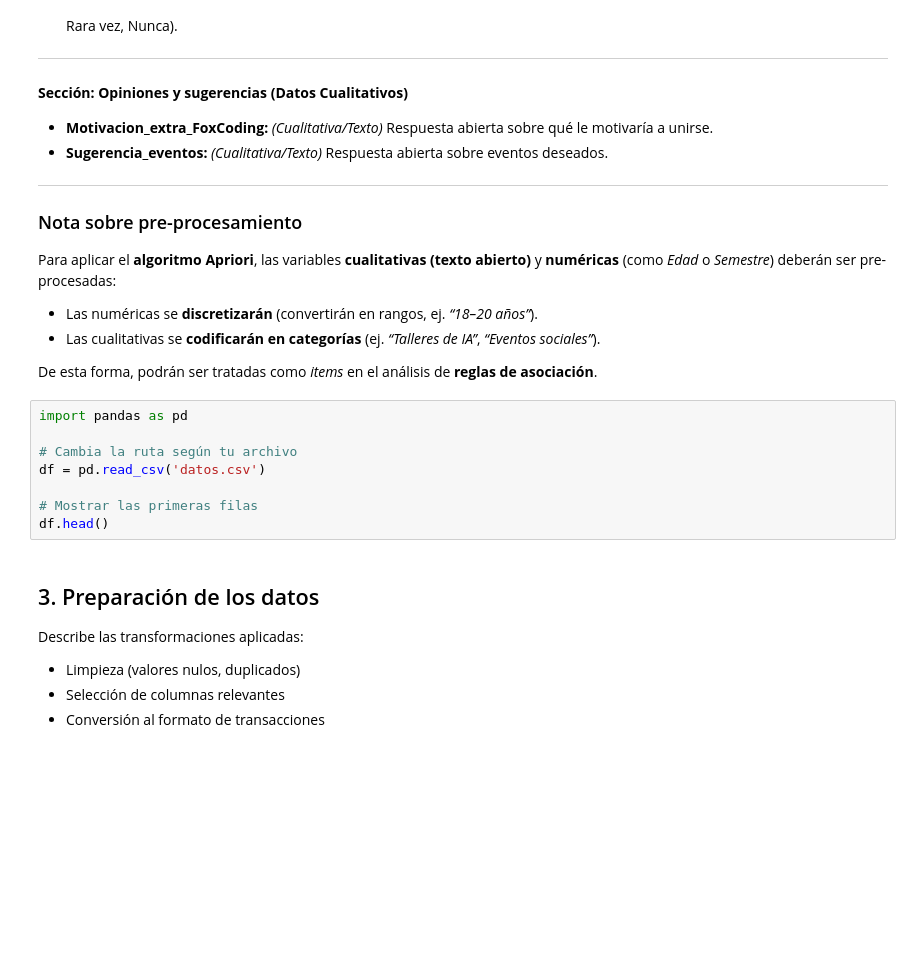
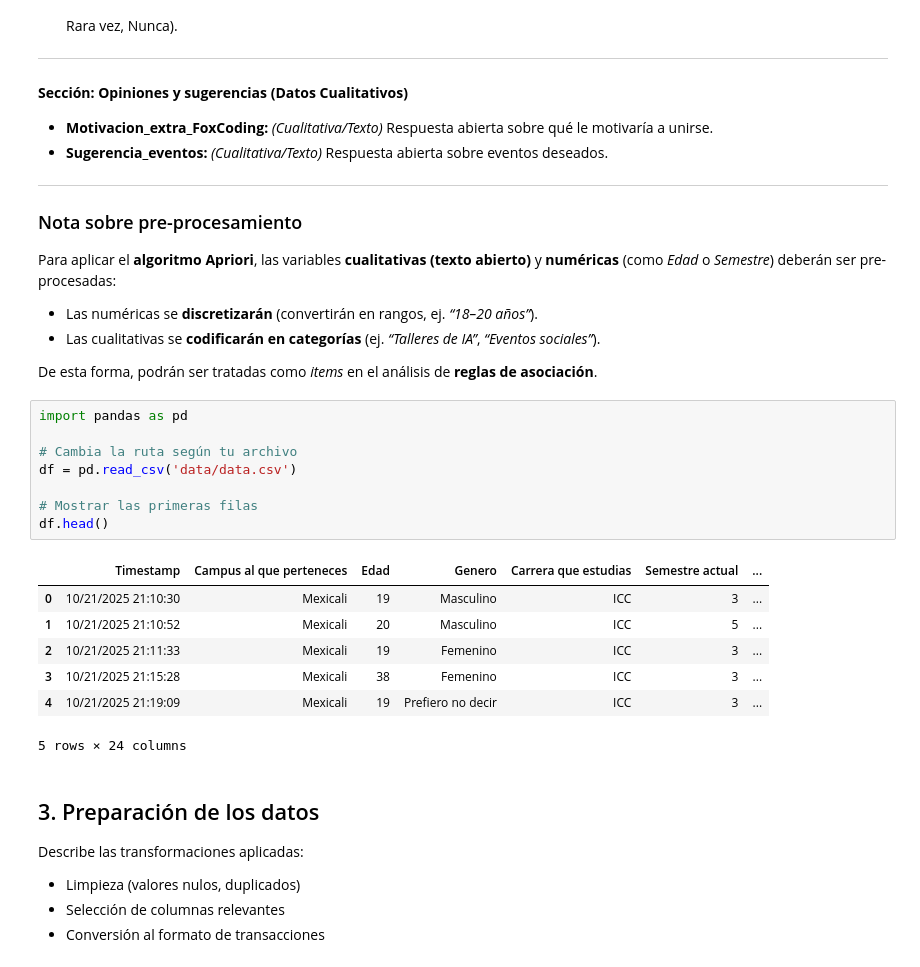
Before and after one commit to anahihull/data-mining-academic-club-participation-pattern, a Jupyter notebook: PatronesParticipacionEstudiantil.ipynb, the cells around one changed output. Saved outputs shown, nothing was run; the diff lists cells and outputs as text; blank space fills up the shorter version.

```diff
--- a/PatronesParticipacionEstudiantil.ipynb
+++ b/PatronesParticipacionEstudiantil.ipynb
@@ -110,11 +110,19 @@ De esta forma, podrán ser tratadas como *items* en el análisis de **reglas de
 # %%
 import pandas as pd
 
 # Cambia la ruta según tu archivo
-df = pd.read_csv('datos.csv')
+df = pd.read_csv('data/data.csv')
 
 # Mostrar las primeras filas
 df.head()
+# %% [output]
+|  | Timestamp | Campus al que perteneces | Edad | Genero | Carrera que estudias | Semestre actual | ... |
+| 0 | 10/21/2025 21:10:30 | Mexicali | 19 | Masculino | ICC | 3 | ... |
+| 1 | 10/21/2025 21:10:52 | Mexicali | 20 | Masculino | ICC | 5 | ... |
+| 2 | 10/21/2025 21:11:33 | Mexicali | 19 | Femenino | ICC | 3 | ... |
+| 3 | 10/21/2025 21:15:28 | Mexicali | 38 | Femenino | ICC | 3 | ... |
+| 4 | 10/21/2025 21:19:09 | Mexicali | 19 | Prefiero no decir | ICC | 3 | ... |
+5 rows × 24 columns
 # %% [markdown]
 ## 3. Preparación de los datos
 Describe las transformaciones aplicadas:
```
Also changed, not shown: parts of 10 cells of this notebook, 4 other files.
